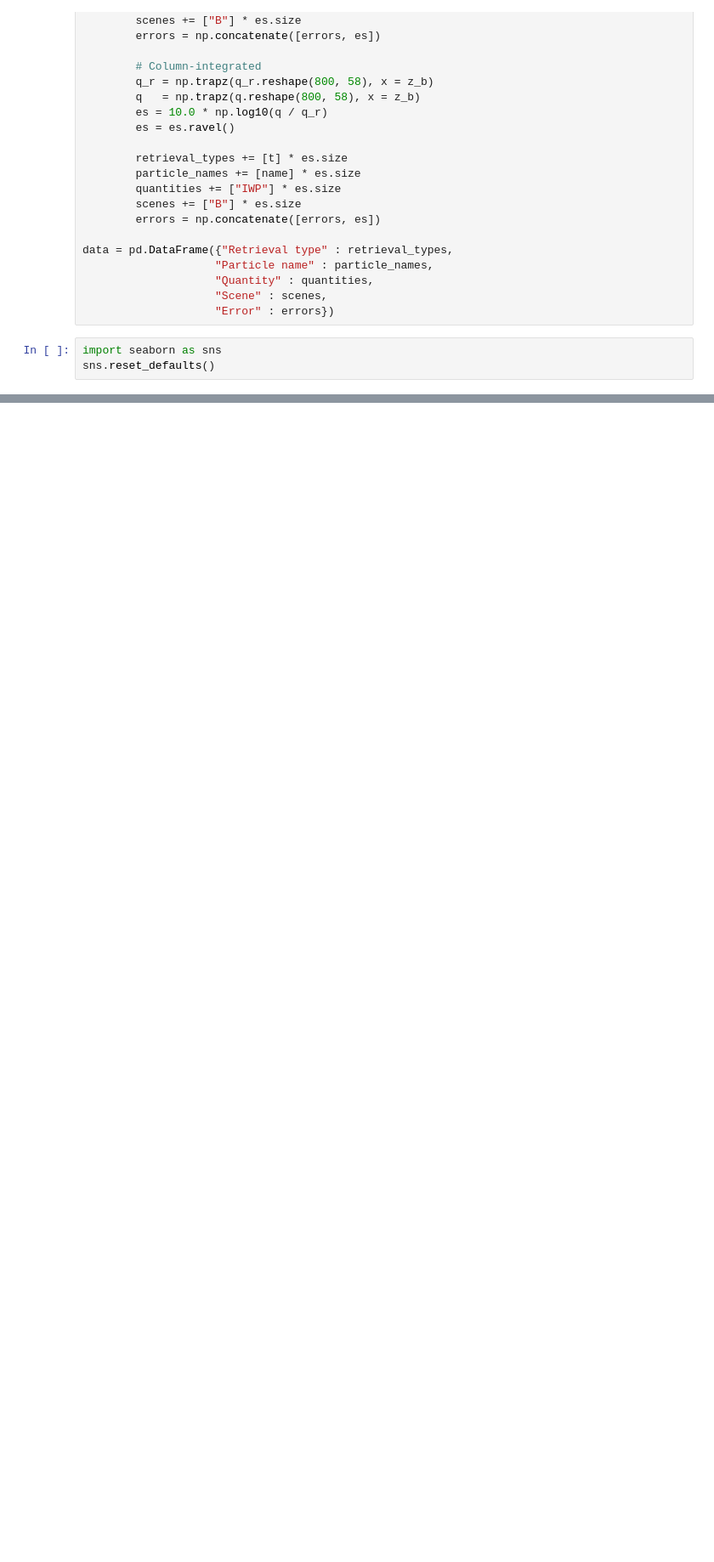
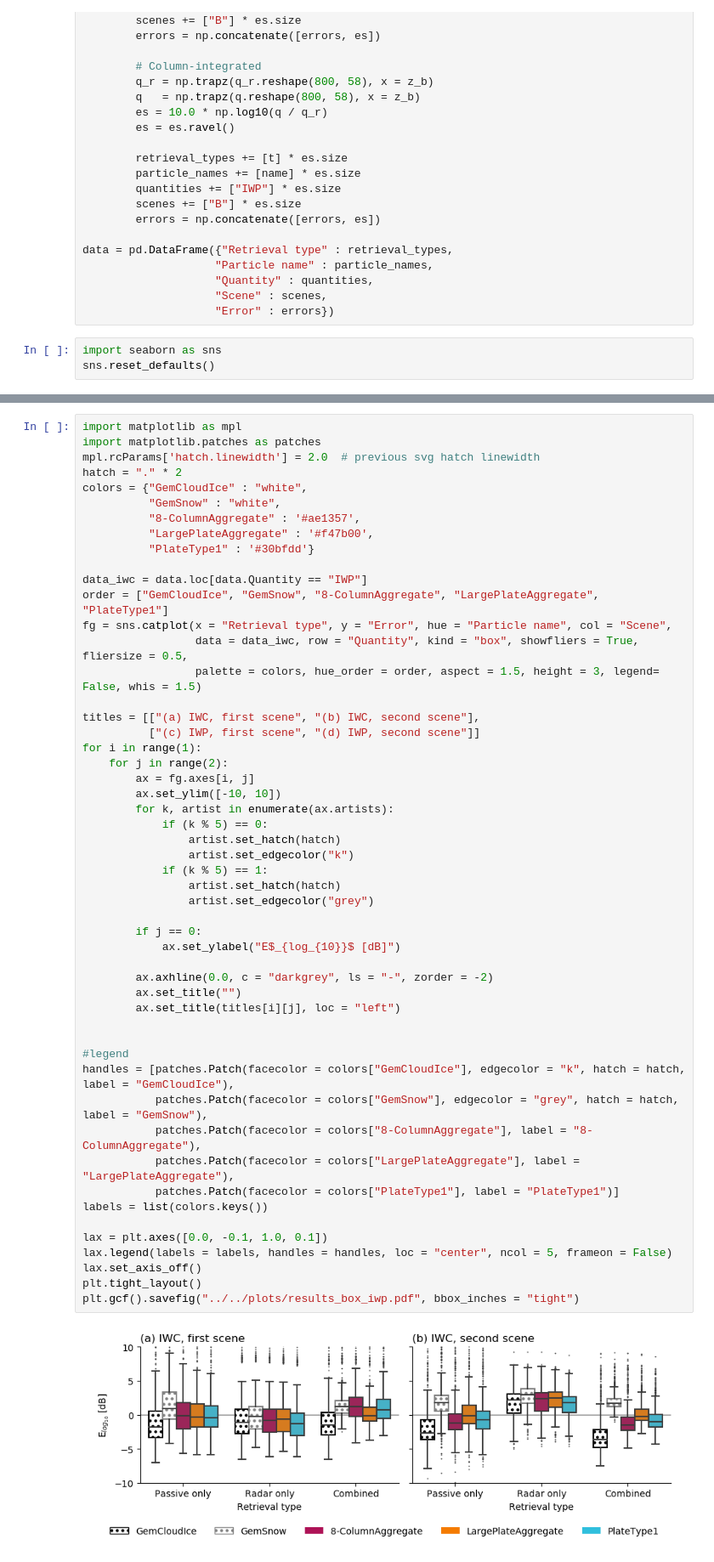
Before and after one commit to simonpf/mcrf, a Jupyter notebook: notebooks/liras/combined_results.ipynb, the cells around one changed output, grey strips where cells are left out. Shown at 85% size. Saved outputs shown, nothing was run; the diff lists cells and outputs as text; blank space fills up the shorter version.

```diff
--- a/notebooks/liras/combined_results.ipynb
+++ b/notebooks/liras/combined_results.ipynb
@@ -1242,0 +1298,54 @@ ValueError: Could not interpret input 'Retrieval type'
+# %%
+import matplotlib as mpl
+import matplotlib.patches as patches
+mpl.rcParams['hatch.linewidth'] = 2.0  # previous svg hatch linewidth
+hatch = "." * 2
+colors = {"GemCloudIce" : "white",
+          "GemSnow" : "white",
+          "8-ColumnAggregate" : '#ae1357',
+          "LargePlateAggregate" : '#f47b00',
+          "PlateType1" : '#30bfdd'}
+
+data_iwc = data.loc[data.Quantity == "IWP"]
+order = ["GemCloudIce", "GemSnow", "8-ColumnAggregate", "LargePlateAggregate", "PlateType1"]
+fg = sns.catplot(x = "Retrieval type", y = "Error", hue = "Particle name", col = "Scene",
+                 data = data_iwc, row = "Quantity", kind = "box", showfliers = True, fliersize = 0.5,
+                 palette = colors, hue_order = order, aspect = 1.5, height = 3, legend= False, whis = 1.5)
+
+titles = [["(a) IWC, first scene", "(b) IWC, second scene"],
+          ["(c) IWP, first scene", "(d) IWP, second scene"]]
+for i in range(1):
+    for j in range(2):
+        ax = fg.axes[i, j]
+        ax.set_ylim([-10, 10])
+        for k, artist in enumerate(ax.artists):
+            if (k % 5) == 0:
+                artist.set_hatch(hatch)
+                artist.set_edgecolor("k")
+            if (k % 5) == 1:
+                artist.set_hatch(hatch)
+                artist.set_edgecolor("grey")
+
+        if j == 0:
+            ax.set_ylabel("E$_{log_{10}}$ [dB]")
+
+        ax.axhline(0.0, c = "darkgrey", ls = "-", zorder = -2)
+        ax.set_title("")
+        ax.set_title(titles[i][j], loc = "left")
+
+
+#legend
+handles = [patches.Patch(facecolor = colors["GemCloudIce"], edgecolor = "k", hatch = hatch, label = "GemCloudIce"),
+           patches.Patch(facecolor = colors["GemSnow"], edgecolor = "grey", hatch = hatch, label = "GemSnow"),
+           patches.Patch(facecolor = colors["8-ColumnAggregate"], label = "8-ColumnAggregate"),
+           patches.Patch(facecolor = colors["LargePlateAggregate"], label = "LargePlateAggregate"),
+           patches.Patch(facecolor = colors["PlateType1"], label = "PlateType1")]
+labels = list(colors.keys())
+
+lax = plt.axes([0.0, -0.1, 1.0, 0.1])
+lax.legend(labels = labels, handles = handles, loc = "center", ncol = 5, frameon = False)
+lax.set_axis_off()
+plt.tight_layout()
+plt.gcf().savefig("../../plots/results_box_iwp.pdf", bbox_inches = "tight")
+# %% [output]
+[figure, added]
```
Also changed, not shown: parts of 12 cells of this notebook, 10 other files.
